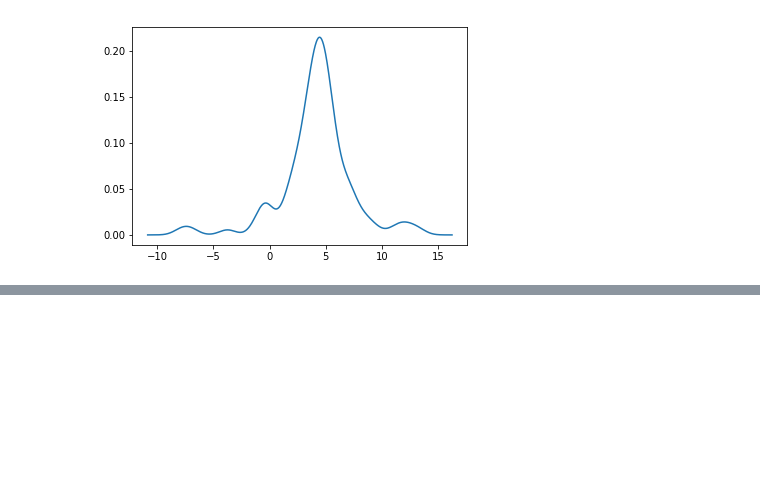
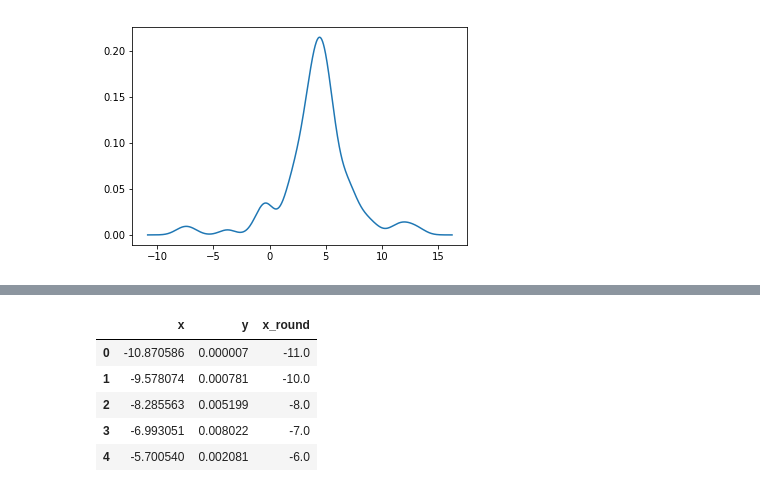
Before and after one commit to ForrestMcDougal/Bracket-Buddy, a Jupyter notebook: bracket_buddy/kernel_density.ipynb, the cells around one changed output, grey strips where cells are left out. Saved outputs shown, nothing was run; the diff lists cells and outputs as text; code cells hidden in the pictures; blank space fills up the shorter version.

```diff
--- a/bracket_buddy/kernel_density.ipynb
+++ b/bracket_buddy/kernel_density.ipynb
@@ -86,0 +104,10 @@ plt.plot(x,y)
+# %%
+df['x_round'] = round(df['x'])
+df.head()
+# %% [output]
+|  | x | y | x_round |
+| 0 | -10.870586 | 0.000007 | -11.0 |
+| 1 | -9.578074 | 0.000781 | -10.0 |
+| 2 | -8.285563 | 0.005199 | -8.0 |
+| 3 | -6.993051 | 0.008022 | -7.0 |
+| 4 | -5.700540 | 0.002081 | -6.0 |
```
Also changed, not shown: parts of 12 cells of this notebook, 2 other files.
